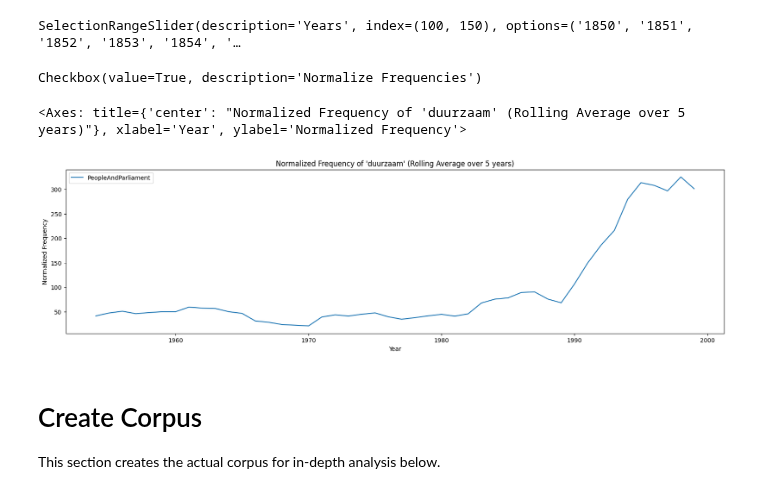
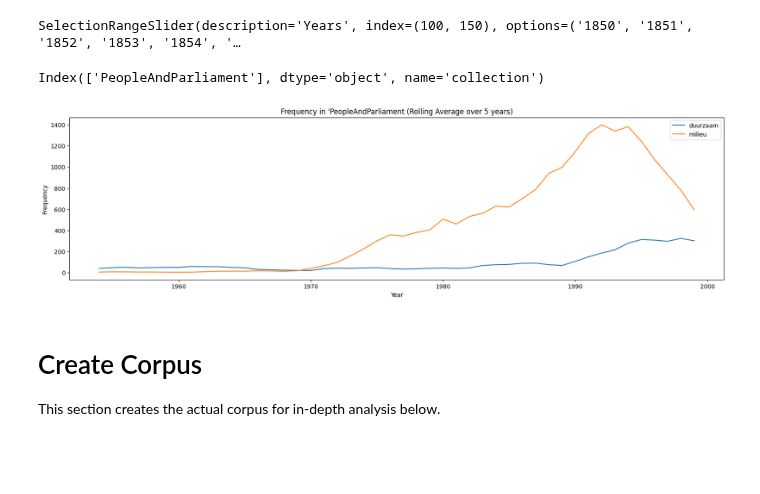
Before and after one commit to Semantics-of-Sustainability/tempo-embeddings, a Jupyter notebook: notebooks/term_frequency.ipynb, the cells around one changed output. Drawn from its saved outputs; the diff is of its cells as text; code cells hidden in the pictures; blank space fills up the shorter version.

Commit message:
Consider multiple search terms.

```diff
--- a/notebooks/term_frequency.ipynb
+++ b/notebooks/term_frequency.ipynb
@@ -100,15 +100,15 @@ Furthermore, documents can be excluded through their metadata, for instance if t
 # %%
 from ipywidgets import widgets
 
-collections = sorted(db.get_available_collections())
+corpora = sorted(db.get_available_collections())
 
 collection_selector = widgets.SelectMultiple(
-    options=collections,
+    options=corpora,
     value=["PeopleAndParliament"],
     description="Choose one or multiple collections:",
     disabled=False,
     layout={"width": "max-content"},
-    rows=len(collections),
+    rows=len(corpora),
 )
 collection_selector
 # %% [output]
@@ -196,41 +187,44 @@ year_range = widgets.SelectionRangeSlider(
 year_range
 # %% [output]
 SelectionRangeSlider(description='Years', index=(100, 150), options=('1850', '1851', '1852', '1853', '1854', '…
-# %%
-normalize = widgets.Checkbox(
-    value=True, description="Normalize Frequencies", disabled=False
-)
-normalize
-# %% [output]
-Checkbox(value=True, description='Normalize Frequencies')
 # %%
 import pandas as pd
 from tqdm import tqdm
 
 doc_freqs = pd.DataFrame(
-    index=range(int(year_range.value[0]), int(year_range.value[1]))
+    columns=search_terms,
+    index=pd.MultiIndex.from_product(
+        (
+            collection_selector.value,
+            range(int(year_range.value[0]), int(year_range.value[1])),
+        ),
+        names=["collection", "year"],
+    ),
 )
 
 for collection in tqdm(collection_selector.value, unit="collection"):
-    doc_freqs[collection] = db.doc_frequencies_per_year(
-        text_widget.value,
-        collection,
-        int(year_range.value[0]),
-        int(year_range.value[1]),
-    )
+    for term in search_terms:
+        term_freqs = db.doc_frequencies_per_year(
+            term, collection, int(year_range.value[0]), int(year_range.value[1])
+        )
+        for year, freq in term_freqs.items():
+            doc_freqs.at[(collection, year), term] = freq
+# %%
+doc_freqs.index.get_level_values("collection").unique()
+# %% [output]
+Index(['PeopleAndParliament'], dtype='object', name='collection')
 # %%
 window_size = 5
-_prefix = "Normalized " if normalize.value else ""
 
-doc_freqs.rolling(window_size).mean().plot(
-    figsize=(20, 5),
-    title=f"{_prefix}Frequency of '{text_widget.value}' (Rolling Average over {window_size} years)",
-    xlabel="Year",
-    ylabel=f"{_prefix}Frequency",
-)
+for collection in doc_freqs.index.get_level_values("collection").unique():
+    doc_freqs.loc[collection].rolling(window_size).mean().plot(
+        figsize=(20, 5),
+        title=f"Frequency in '{collection} (Rolling Average over {window_size} years)",
+        xlabel="Year",
+        ylabel="Frequency",
+    )
 # %% [output]
-<Axes: title={'center': "Normalized Frequency of 'duurzaam' (Rolling Average over 5 years)"}, xlabel='Year', ylabel='Normalized Frequency'>
-[figure, old version]
+[figure, new version]
 # %% [markdown]
 # Create Corpus
 
```
Also changed, not shown: parts of 12 cells of this notebook.
